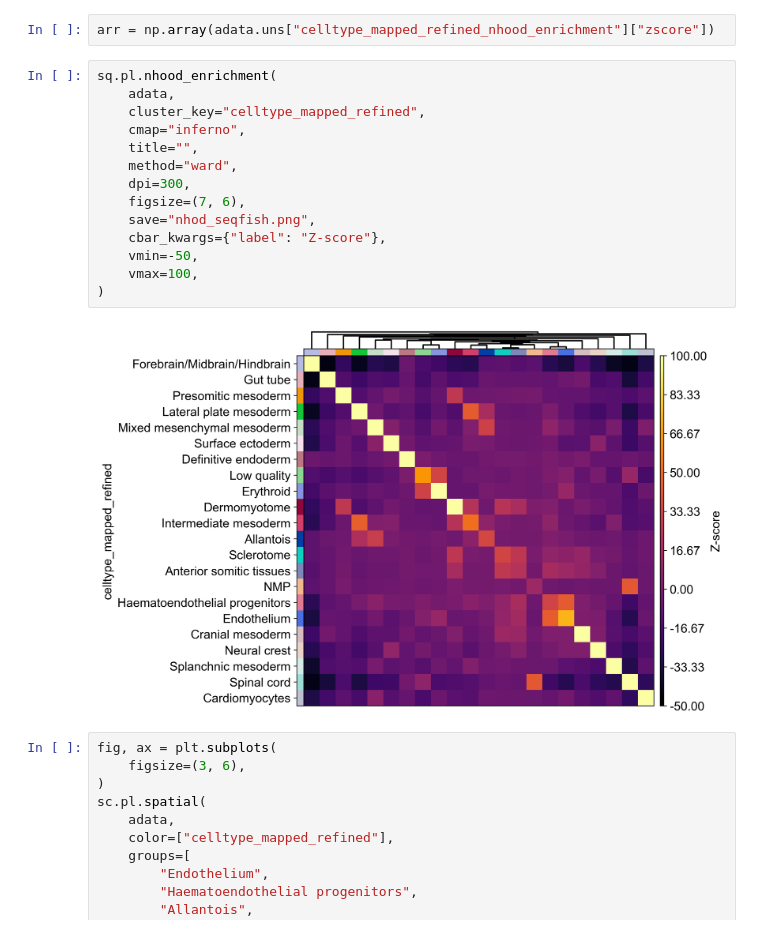
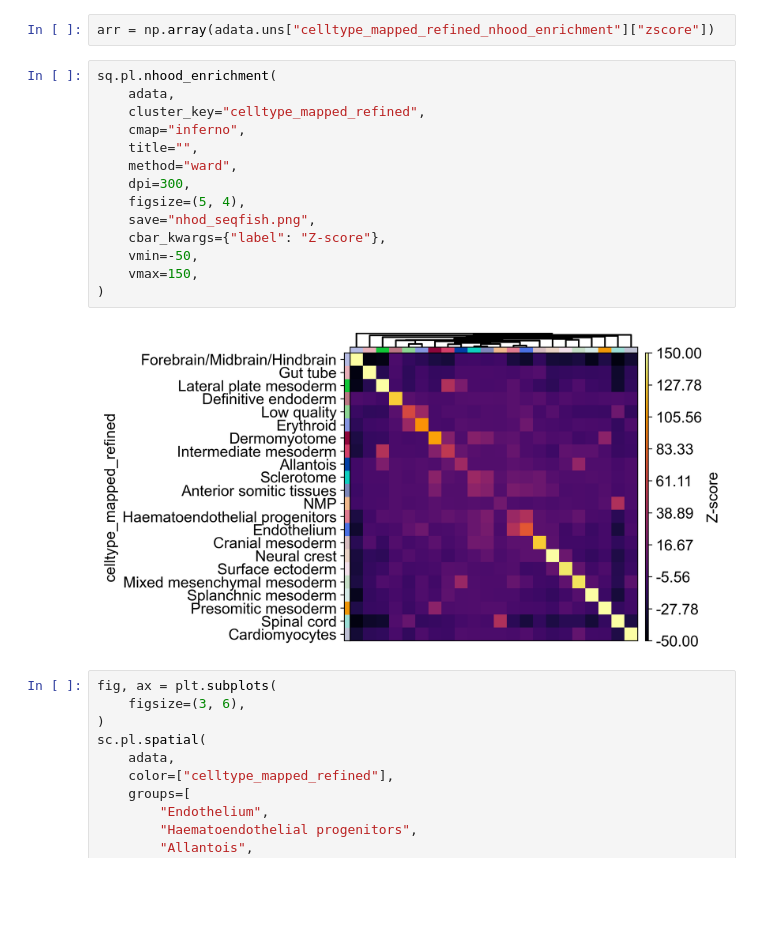
Before and after one commit to theislab/squidpy_reproducibility, a Jupyter notebook: notebooks/graph_figures/seqfish.ipynb, the cells around one changed output. Cells and saved outputs as stored; diff of their text form; blank space fills up the shorter version.

```diff
--- a/notebooks/graph_figures/seqfish.ipynb
+++ b/notebooks/graph_figures/seqfish.ipynb
@@ -57,19 +57,19 @@ arr = np.array(adata.uns["celltype_mapped_refined_nhood_enrichment"]["zscore"])
 # %%
 sq.pl.nhood_enrichment(
     adata,
     cluster_key="celltype_mapped_refined",
     cmap="inferno",
     title="",
     method="ward",
     dpi=300,
-    figsize=(7, 6),
+    figsize=(5, 4),
     save="nhod_seqfish.png",
     cbar_kwargs={"label": "Z-score"},
     vmin=-50,
-    vmax=100,
+    vmax=150,
 )
 # %% [output]
-[figure, old version]
+[figure, new version]
 # %%
 fig, ax = plt.subplots(
     figsize=(3, 6),
```
Also changed, not shown: parts of 1 cell of this notebook, 7 other files.
